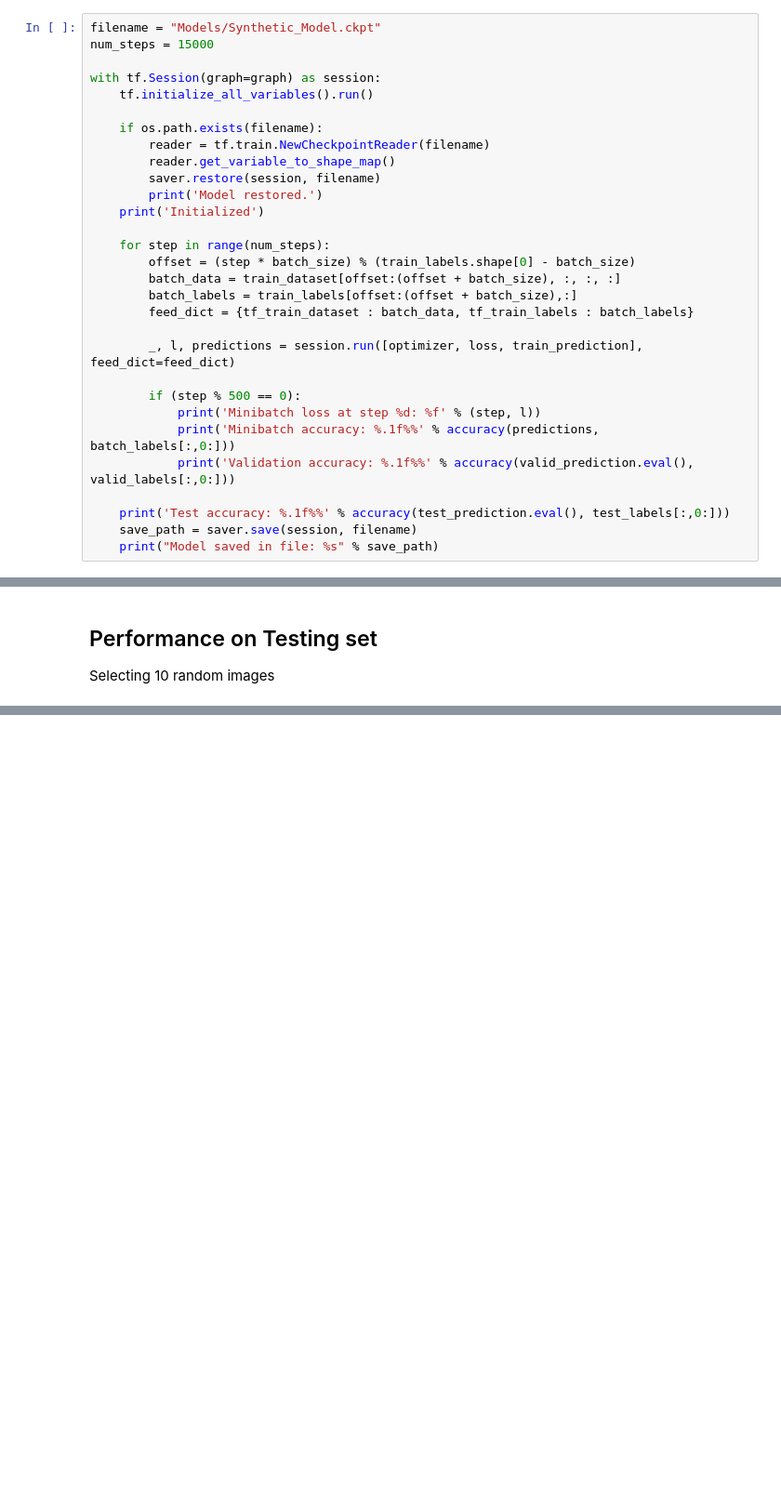
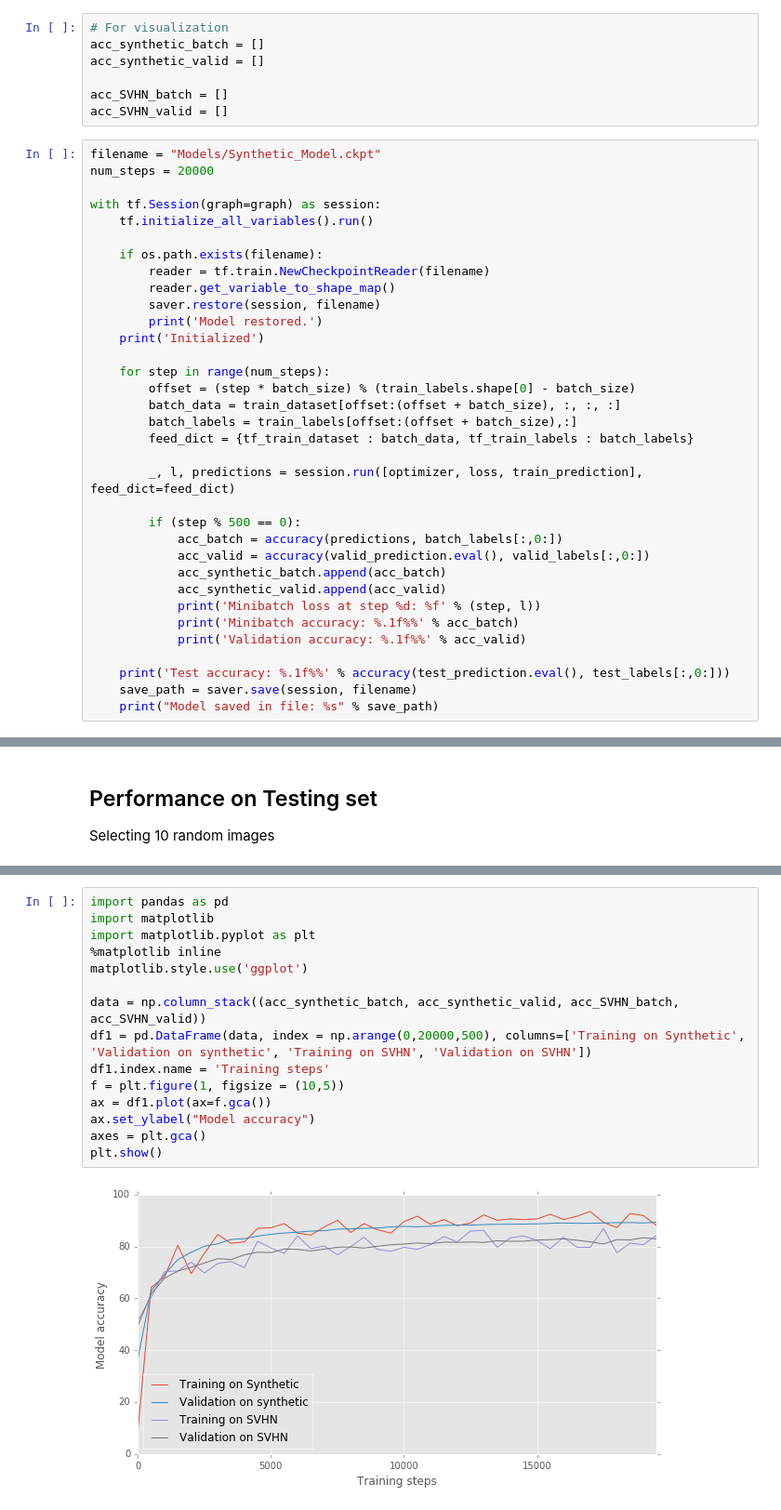
Before and after one commit to camigord/ML_CapstoneProject, a Jupyter notebook: 2_TrainSyntheticModel.ipynb, the cells around one changed output, grey strips where cells are left out. Shown at 93% size. Drawn from its saved outputs; the diff is of its cells as text; blank space fills up the shorter version.

```diff
--- a/2_TrainSyntheticModel.ipynb
+++ b/2_TrainSyntheticModel.ipynb
@@ -151,8 +161,15 @@ with graph.as_default():
 
     saver = tf.train.Saver()
+# %%
+# For visualization
+acc_synthetic_batch = []
+acc_synthetic_valid = []
+
+acc_SVHN_batch = []
+acc_SVHN_valid = []
 # %%
 filename = "Models/Synthetic_Model.ckpt"
-num_steps = 15000
+num_steps = 20000
 
 with tf.Session(graph=graph) as session:
     tf.initialize_all_variables().run()
@@ -173,9 +190,13 @@ with tf.Session(graph=graph) as session:
         _, l, predictions = session.run([optimizer, loss, train_prediction], feed_dict=feed_dict)
 
         if (step % 500 == 0):
+            acc_batch = accuracy(predictions, batch_labels[:,0:])
+            acc_valid = accuracy(valid_prediction.eval(), valid_labels[:,0:])
+            acc_synthetic_batch.append(acc_batch)
+            acc_synthetic_valid.append(acc_valid)
             print('Minibatch loss at step %d: %f' % (step, l))
-            print('Minibatch accuracy: %.1f%%' % accuracy(predictions, batch_labels[:,0:]))
-            print('Validation accuracy: %.1f%%' % accuracy(valid_prediction.eval(), valid_labels[:,0:]))
+            print('Minibatch accuracy: %.1f%%' % acc_batch)
+            print('Validation accuracy: %.1f%%' % acc_valid)
 
     print('Test accuracy: %.1f%%' % accuracy(test_prediction.eval(), test_labels[:,0:]))
     save_path = saver.save(session, filename)
@@ -224,0 +551,17 @@ for i,j in enumerate(np.sort(np.random.randint(0, test_labels.shape[0], size = 1
+# %%
+import pandas as pd
+import matplotlib
+import matplotlib.pyplot as plt
+%matplotlib inline
+matplotlib.style.use('ggplot')
+
+data = np.column_stack((acc_synthetic_batch, acc_synthetic_valid, acc_SVHN_batch, acc_SVHN_valid))
+df1 = pd.DataFrame(data, index = np.arange(0,20000,500), columns=['Training on Synthetic', 'Validation on synthetic', 'Training on SVHN', 'Validation on SVHN'])
+df1.index.name = 'Training steps'
+f = plt.figure(1, figsize = (10,5))
+ax = df1.plot(ax=f.gca())
+ax.set_ylabel("Model accuracy")
+axes = plt.gca()
+plt.show()
+# %% [output]
+[figure, added]
```
Also changed, not shown: parts of 15 cells of this notebook, 8 other files.
